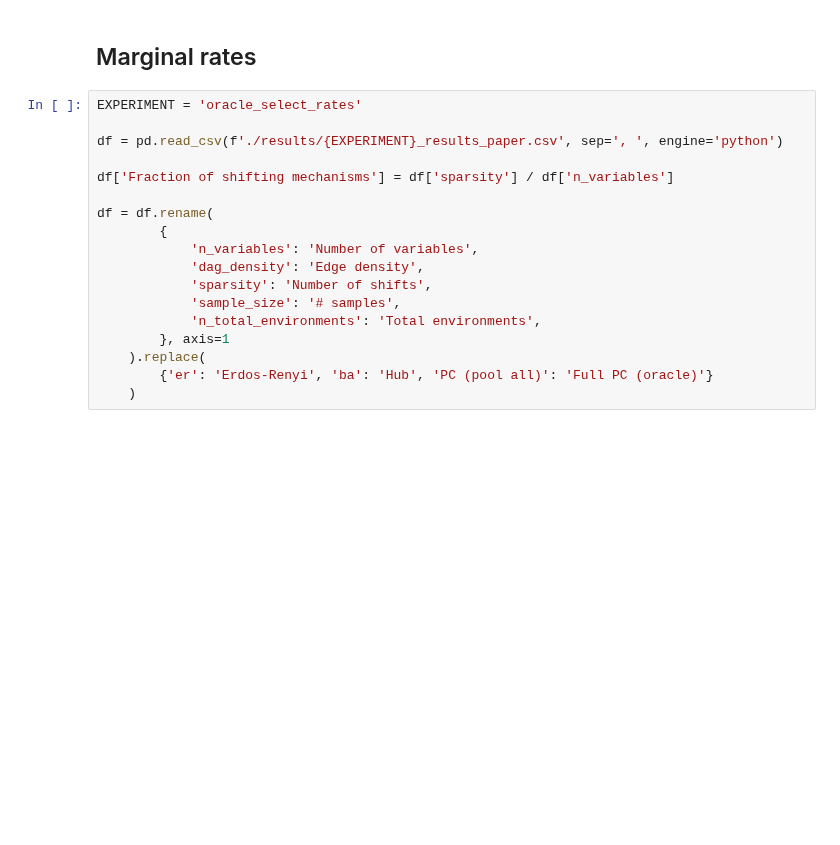
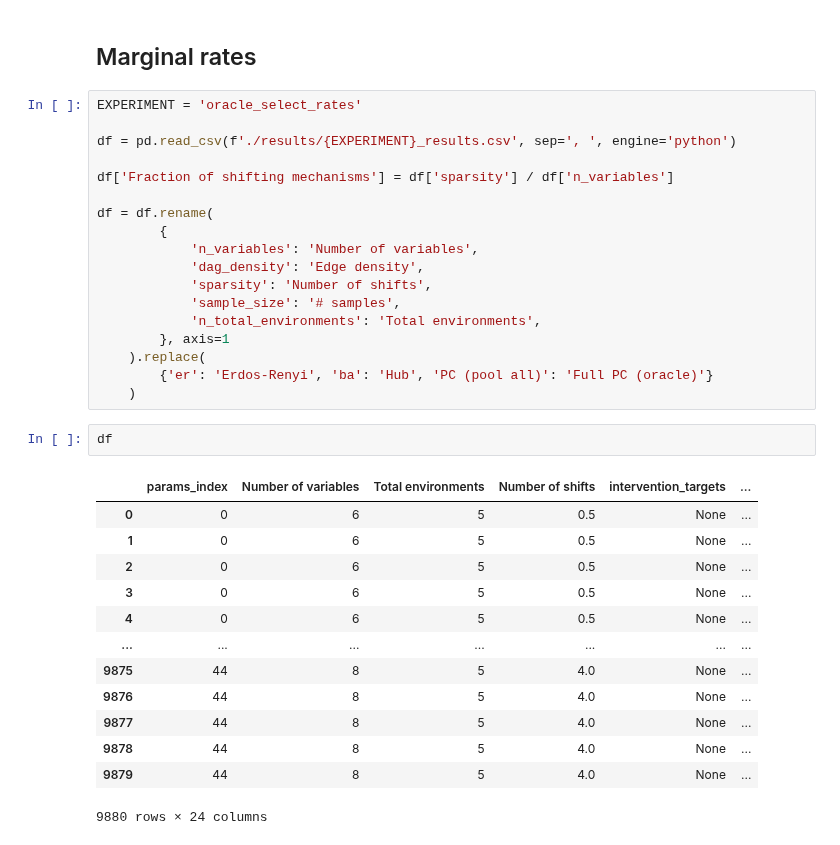
Before and after one commit to rflperry/sparse_shift, a Jupyter notebook: experiments/main_simulations/plot_oracle_rates.ipynb, the cells around one changed output. Cells and saved outputs as stored; diff of their text form; blank space fills up the shorter version.

```diff
--- a/experiments/main_simulations/plot_oracle_rates.ipynb
+++ b/experiments/main_simulations/plot_oracle_rates.ipynb
@@ -64,7 +70,7 @@ plt.savefig('./figures/er_oracle_rate_relplot.pdf')
 # %%
 EXPERIMENT = 'oracle_select_rates'
 
-df = pd.read_csv(f'./results/{EXPERIMENT}_results_paper.csv', sep=', ', engine='python')
+df = pd.read_csv(f'./results/{EXPERIMENT}_results.csv', sep=', ', engine='python')
 
 df['Fraction of shifting mechanisms'] = df['sparsity'] / df['n_variables']
 
@@ -79,6 +85,22 @@ df = df.rename(
     ).replace(
         {'er': 'Erdos-Renyi', 'ba': 'Hub', 'PC (pool all)': 'Full PC (oracle)'}
     )
+# %%
+df
+# %% [output]
+|  | params_index | Number of variables | Total environments | Number of shifts | intervention_targets | ... |
+| 0 | 0 | 6 | 5 | 0.5 | None | ... |
+| 1 | 0 | 6 | 5 | 0.5 | None | ... |
+| 2 | 0 | 6 | 5 | 0.5 | None | ... |
+| 3 | 0 | 6 | 5 | 0.5 | None | ... |
+| 4 | 0 | 6 | 5 | 0.5 | None | ... |
+| ... | ... | ... | ... | ... | ... | ... |
+| 9875 | 44 | 8 | 5 | 4.0 | None | ... |
+| 9876 | 44 | 8 | 5 | 4.0 | None | ... |
+| 9877 | 44 | 8 | 5 | 4.0 | None | ... |
+| 9878 | 44 | 8 | 5 | 4.0 | None | ... |
+| 9879 | 44 | 8 | 5 | 4.0 | None | ... |
+9880 rows × 24 columns
 # %%
 sns.set_context('paper')
 
```
Also changed, not shown: parts of 2 cells of this notebook, 33 other files.
